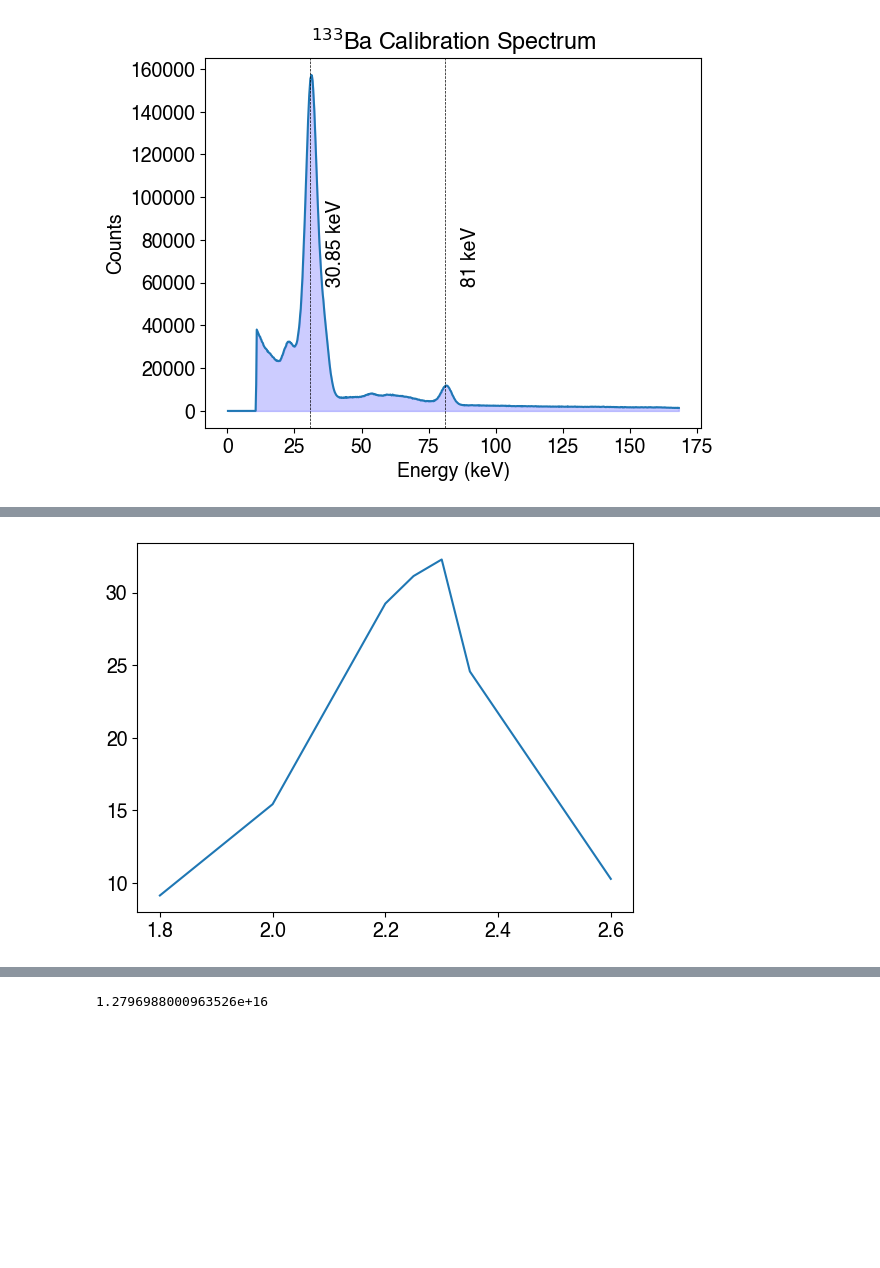
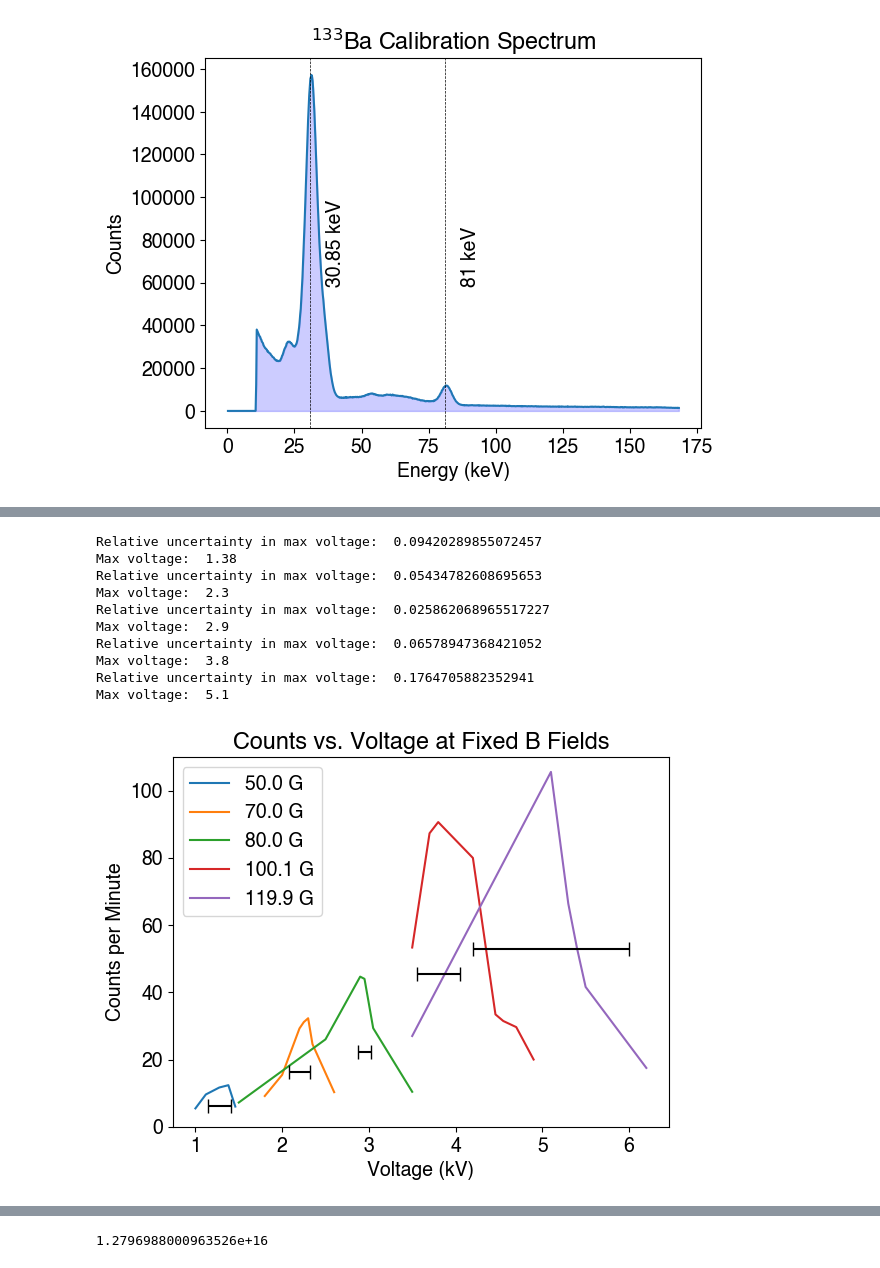
Before and after one commit to sestinj/jlab, a Jupyter notebook: nate/relativistic/main.ipynb, the cells around one changed output, grey strips where cells are left out. Drawn from its saved outputs; the diff is of its cells as text; code cells hidden in the pictures; blank space fills up the shorter version.

```diff
--- a/nate/relativistic/main.ipynb
+++ b/nate/relativistic/main.ipynb
@@ -76,42 +109,76 @@ B = np.array([ # Gauss
     119.9
 ])
 V = [ # Volts
-    np.array([1.00, 1.12, 1.275, 1.38, 1.46]), # Data maybe not great here, because zoom on MAESTRO wasn't showing all counts
+    np.array([1.00, 1.12, 1.275, 1.38, 1.46]),
     np.array([1.8, 2.0, 2.2, 2.25, 2.3, 2.35, 2.6]),
     np.array([1.5, 2.50, 2.90, 2.95, 3.05, 3.50]),
     np.array([3.50, 3.70, 3.80, 4.20, 4.46, 4.55, 4.70, 4.90]),
     np.array([3.5, 5.1, 5.3, 5.4, 5.5, 6.2])
 ]
 V_statvolts = V * 300
 total_counts = [
     np.array([15.0, 24.0, 35.0, 34.0, 18.0]),
     np.array([32, 54, 117, 109, 113, 86, 36]),
     np.array([18, 65, 67, 88, 44, 26]),
     np.array([80.0, 131.0, 136.0, 120.0, 117.0, 118.0, 126.0,  70.0]),
     np.array([54, 264, 166, 133, 104, 35])
 ]
 minutes = [
     np.array([2.75, 2.5, 3.0, 2.75, 3.0]),
     np.array([3.5, 3.5, 4.0, 3.5, 3.5, 3.5, 3.5]),
     np.array([2.5, 2.5, 1.5, 2.0, 1.5, 2.5]),
     np.array([1.5, 1.5, 1.5, 1.5, 3.5, 3.75, 4.25, 3.5]),
     np.array([2.0, 2.5, 2.5, 2.5, 2.5, 2.0])
 ]
 
 counts_per_minute = []
 for i in range(len(I)):
     counts_per_minute.append(total_counts[i] / minutes[i])
 
 # peak_E = np.array([
 #     [],
 #.     187.69 ish
 #     [271.04, 274.16, 274.99, 273.53, 0, 0, 271.87, 274.99]
 # ])
-i = 1
-plt.plot(V[i], counts_per_minute[i])
+for i in range(len(V)):
+    plt.plot(V[i], counts_per_minute[i])
+
+max_x = []
+max_y = []
+y_lim_max = 110
+plt.ylim(0, y_lim_max)
+for i in range(len(V)):
+    max_x.append(V[i][np.argmax(counts_per_minute[i])])
+    max_y.append(np.max(counts_per_minute[i]))
+    err = (V[i][total_counts[i].argmax() + 1] - V[i][total_counts[i].argmax() - 1]) / 2.0
+    plt.errorbar(V[i][total_counts[i].argmax()], max_y[i]/2, xerr=err, color="black", capsize=5, capthick=1)
+    print("Relative uncertainty in max voltage: ", err / max_x[i])
+    print("Max voltage: ", max_x[i])
+
+
+    # plt.annotate(f"{max_x[i]:.2f} kV", (max_x[i] + 0.1, min(80, max_y[i] + 5)), color="black", rotation=90)
+    # plt.axvline(x=max_x[i], ymax=max_y[i] / y_lim_max, color="black", linestyle="--", linewidth=0.5)
+
+# plt.plot(max_x, max_y, color="black")
+
+plt.legend([f"{B[i]} G" for i in range(len(B))])
+plt.xlabel("Voltage (kV)")
+plt.ylabel("Counts per Minute")
+plt.title("Counts vs. Voltage at Fixed B Fields")
+plt.savefig("counts_vs_voltage.pdf", bbox_inches='tight', pad_inches=0.01)
 plt.show()
 # %% [output]
+Relative uncertainty in max voltage:  0.09420289855072457
+Max voltage:  1.38
+Relative uncertainty in max voltage:  0.05434782608695653
+Max voltage:  2.3
+Relative uncertainty in max voltage:  0.025862068965517227
+Max voltage:  2.9
+Relative uncertainty in max voltage:  0.06578947368421052
+Max voltage:  3.8
+Relative uncertainty in max voltage:  0.1764705882352941
+Max voltage:  5.1
-[figure, old version]
+[figure, new version]
 # %%
 # Expected maximum voltage (tells expected velocity of the electron)
 
```
Also changed, not shown: parts of 9 cells of this notebook, 18 other files.
